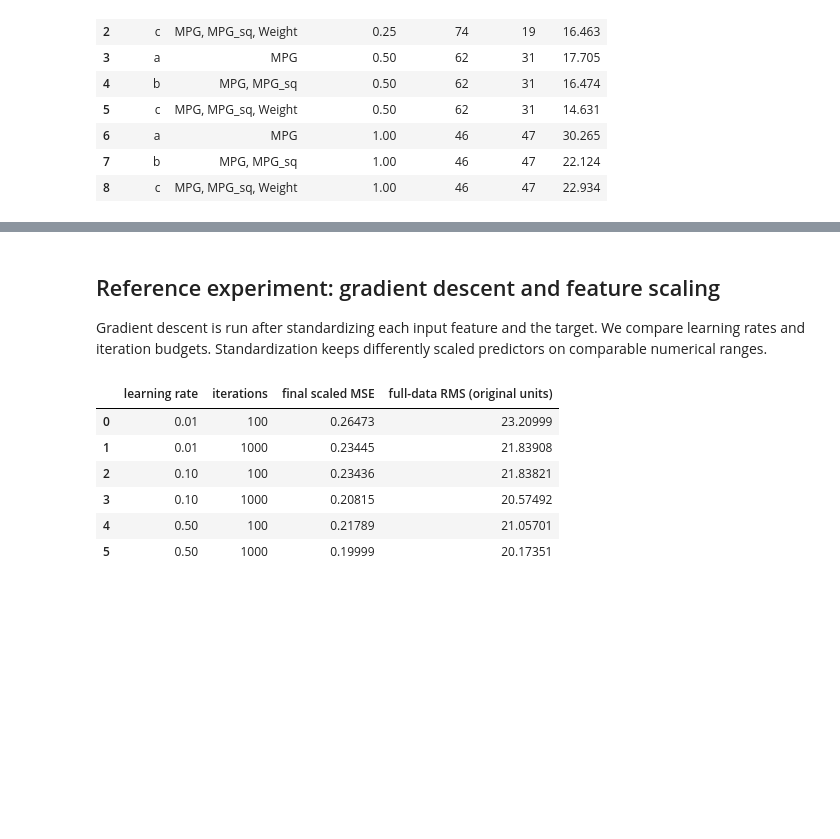
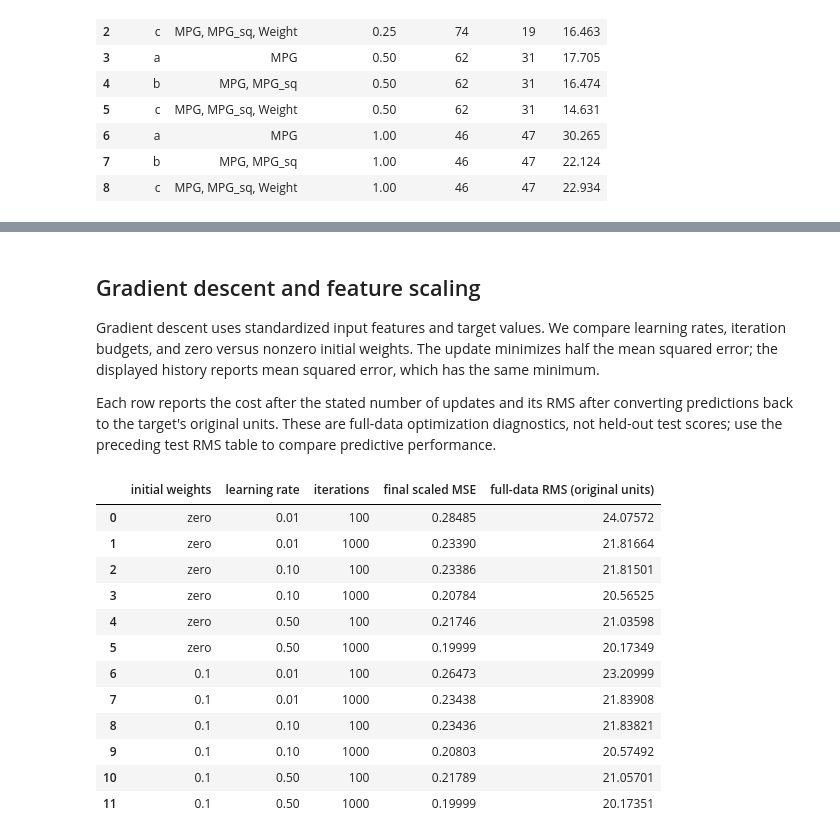
Before and after one commit to IlliaVor/linear-regression-assignment-1, a Jupyter notebook: Assignment1_2_Student.ipynb, the cells around one changed output, grey strips where cells are left out. Drawn from its saved outputs; the diff is of its cells as text; code cells hidden in the pictures; blank space fills up the shorter version.

```diff
--- a/Assignment1_2_Student.ipynb
+++ b/Assignment1_2_Student.ipynb
@@ -58,13 +58,11 @@ Rows used: 93
 # %% [markdown]
 ## Visualize the data
 # %%
-# Plot the target against each base predictor; this makes scale and trend visible.
-base_features = ['MPG'] if "MPG_sq" not in ['MPG'] else ['MPG']
+# Show how the target varies with each original predictor.
+base_features = ['MPG', 'Weight']
 fig, axes = plt.subplots(1, len(base_features), figsize=(5 * len(base_features), 4))
-if len(base_features) == 1:
-    axes = [axes]
 for ax, feature in zip(axes, base_features):
-    ax.scatter(df[feature], df[target], alpha=0.75)
+    ax.scatter(df[feature], df[target], alpha=0.5, s=16)
     ax.set_xlabel(feature)
     ax.set_ylabel(target)
     ax.set_title(f"{target} vs {feature}")
@@ -153,6 +171,7 @@ For ratio r, the test fraction is r / (1 + r). All feature sets use the same det
 # %%
 rows = []
 for ratio in (0.25, 0.5, 1.0):
+    # Convert the requested test/train ratio to a fraction of all rows.
     test_fraction = ratio / (1.0 + ratio)
     for name, features in feature_sets.items():
         X = df[features].to_numpy(dtype=float)
@@ -160,7 +179,8 @@ for ratio in (0.25, 0.5, 1.0):
         X_train, X_test, y_train, y_test = train_test_split(
             X, y, test_size=test_fraction, random_state=RANDOM_STATE
         )
-        model = LinearRegression().fit(X_train, y_train)
+        # StandardScaler is fitted only on X_train inside this pipeline.
+        model = make_pipeline(StandardScaler(), LinearRegression()).fit(X_train, y_train)
         predictions = model.predict(X_test)
         rows.append({
             "model": name,
@@ -229,58 +254,71 @@ plt.show()
 # %% [markdown]
-## Reference experiment: gradient descent and feature scaling
+## Gradient descent and feature scaling
 
-Gradient descent is run after standardizing each input feature and the target. We compare learning rates and iteration budgets. Standardization keeps differently scaled predictors on comparable numerical ranges.
+Gradient descent uses standardized input features and target values. We compare learning rates, iteration budgets, and zero versus nonzero initial weights. The update minimizes half the mean squared error; the displayed history reports mean squared error, which has the same minimum.
+
+Each row reports the cost after the stated number of updates and its RMS after converting predictions back to the target's original units. These are full-data optimization diagnostics, not held-out test scores; use the preceding test RMS table to compare predictive performance.
 # %%
 def gradient_descent(X, y, learning_rate, iterations, initial_w=None, initial_b=0.0):
-    """Batch gradient descent for mean squared error on standardized data."""
+    """Batch gradient descent for half-MSE cost on standardized data."""
     X = np.asarray(X, dtype=float)
     y = np.asarray(y, dtype=float).reshape(-1)
     m, n = X.shape
     w = np.zeros(n) if initial_w is None else np.asarray(initial_w, dtype=float).copy()
     bias = float(initial_b)
     history = []
     for step in range(iterations):
         error = X @ w + bias - y
         dw = (X.T @ error) / m
         db = error.mean()
         w -= learning_rate * dw
         bias -= learning_rate * db
-        if step % max(1, iterations // 100) == 0:
+        if (step + 1) % max(1, iterations // 100) == 0 or step == iterations - 1:
             history.append(float(np.mean((X @ w + bias - y) ** 2)))
     return w, bias, history
 
 # Demonstrate sensitivity to initialization, step size, and iteration budget.
 features = feature_sets["c"]
 X = df[features].to_numpy(dtype=float)
 y = df[target].to_numpy(dtype=float)
 x_scaler = StandardScaler().fit(X)
 y_scaler = StandardScaler().fit(y.reshape(-1, 1))
 X_scaled = x_scaler.transform(X)
 y_scaled = y_scaler.transform(y.reshape(-1, 1)).ravel()
 experiment_rows = []
-for rate in (0.01, 0.1, 0.5):
-    for iterations in (100, 1000):
-        w0 = np.full(X_scaled.shape[1], 0.1)  # nonzero initialization experiment
-        w_gd, b_gd, history = gradient_descent(
-            X_scaled, y_scaled, learning_rate=rate, iterations=iterations, initial_w=w0
-        )
-        pred_scaled = X_scaled @ w_gd + b_gd
-        pred = y_scaler.inverse_transform(pred_scaled.reshape(-1, 1)).ravel()
-        experiment_rows.append({
-            "learning rate": rate,
-            "iterations": iterations,
-            "final scaled MSE": history[-1],
-            "full-data RMS (original units)": np.sqrt(np.mean((y - pred) ** 2)),
-        })
+for initialization, initial_w in (
+    ("zero", np.zeros(X_scaled.shape[1])),
+    ("0.1", np.full(X_scaled.shape[1], 0.1)),
+):
+    for rate in (0.01, 0.1, 0.5):
+        for iterations in (100, 1000):
+            w_gd, b_gd, history = gradient_descent(
+                X_scaled, y_scaled, learning_rate=rate,
+                iterations=iterations, initial_w=initial_w,
+            )
+            pred_scaled = X_scaled @ w_gd + b_gd
+            pred = y_scaler.inverse_transform(pred_scaled.reshape(-1, 1)).ravel()
+            experiment_rows.append({
+                "initial weights": initialization,
+                "learning rate": rate,
+                "iterations": iterations,
+                "final scaled MSE": history[-1],
+                "full-data RMS (original units)": np.sqrt(np.mean((y - pred) ** 2)),
+            })
 display(pd.DataFrame(experiment_rows).round(5))
 # %% [output]
-|  | learning rate | iterations | final scaled MSE | full-data RMS (original units) |
-| 0 | 0.01 | 100 | 0.26473 | 23.20999 |
-| 1 | 0.01 | 1000 | 0.23445 | 21.83908 |
-| 2 | 0.10 | 100 | 0.23436 | 21.83821 |
-| 3 | 0.10 | 1000 | 0.20815 | 20.57492 |
-| 4 | 0.50 | 100 | 0.21789 | 21.05701 |
-| 5 | 0.50 | 1000 | 0.19999 | 20.17351 |
+|  | initial weights | learning rate | iterations | final scaled MSE | full-data RMS (original units) |
+| 0 | zero | 0.01 | 100 | 0.28485 | 24.07572 |
+| 1 | zero | 0.01 | 1000 | 0.23390 | 21.81664 |
+| 2 | zero | 0.10 | 100 | 0.23386 | 21.81501 |
+| 3 | zero | 0.10 | 1000 | 0.20784 | 20.56525 |
+| 4 | zero | 0.50 | 100 | 0.21746 | 21.03598 |
+| 5 | zero | 0.50 | 1000 | 0.19999 | 20.17349 |
+| 6 | 0.1 | 0.01 | 100 | 0.26473 | 23.20999 |
+| 7 | 0.1 | 0.01 | 1000 | 0.23438 | 21.83908 |
+| 8 | 0.1 | 0.10 | 100 | 0.23436 | 21.83821 |
+| 9 | 0.1 | 0.10 | 1000 | 0.20803 | 20.57492 |
+| 10 | 0.1 | 0.50 | 100 | 0.21789 | 21.05701 |
+| 11 | 0.1 | 0.50 | 1000 | 0.19999 | 20.17351 |
 # %% [markdown]
 ## Conclusion
 
```
Also changed, not shown: parts of 14 cells of this notebook, 3 other files.
